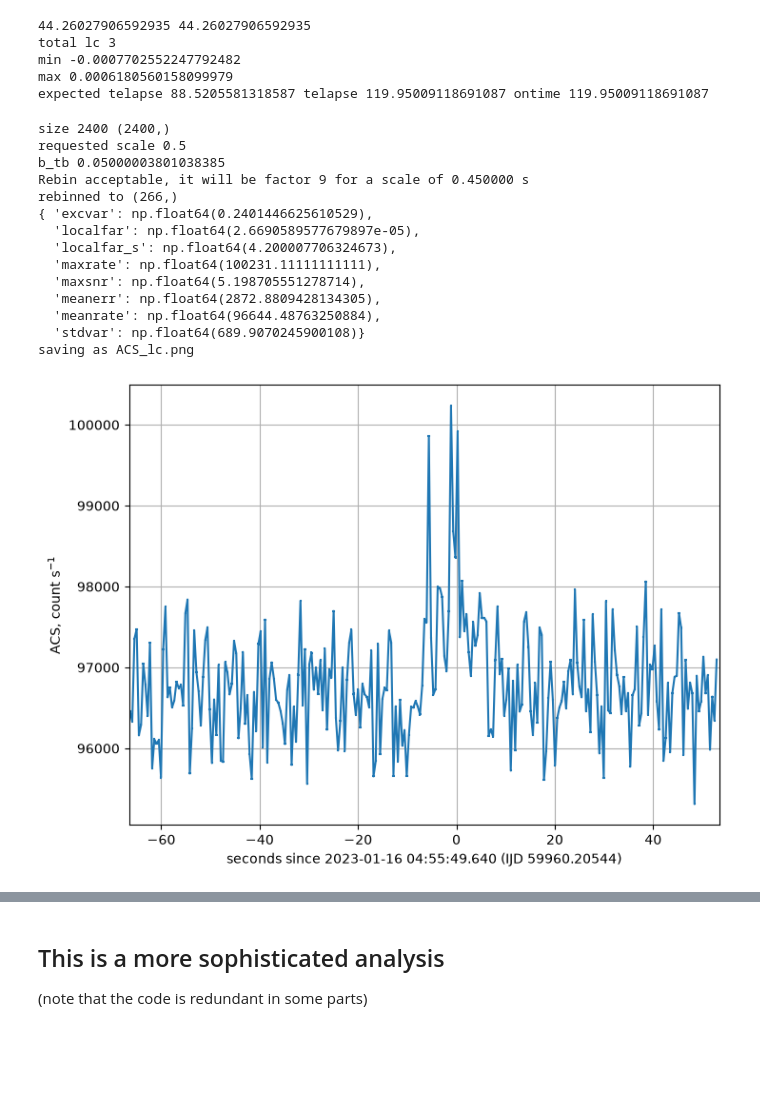
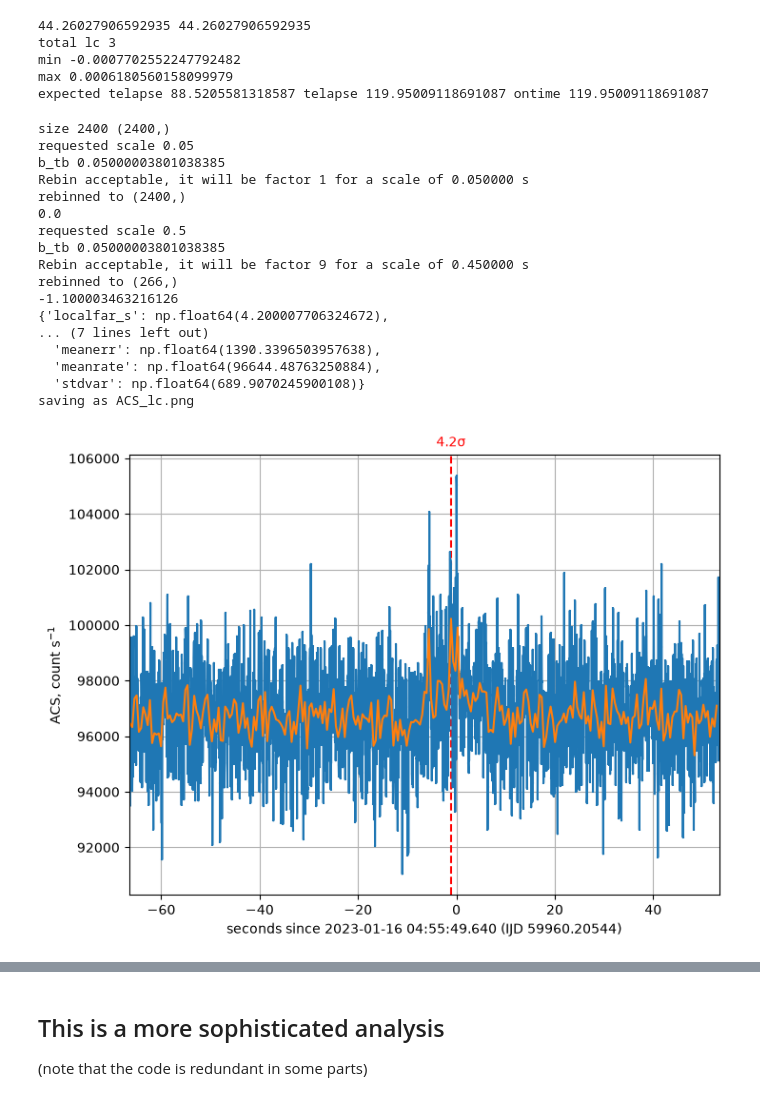
Before and after one commit to ferrigno/Maturita-2026, a Jupyter notebook: grb-detection.ipynb, the cells around one changed output, grey strips where cells are left out. Drawn from its saved outputs; the diff is of its cells as text; code cells hidden in the pictures; blank space fills up the shorter version.

```diff
--- a/grb-detection.ipynb
+++ b/grb-detection.ipynb
@@ -90,6 +90,6 @@ mjd2plot = lambda x:(x - T0_mjd)*24*3600
 m_bkg = mjd2plot(lc['TIME']) < -background_age
 
 bkg = np.mean(lc['RATE'][m_bkg])
-bkg_error = np.mean(lc['RATE'][m_bkg]**2)**0.5/np.sqrt(np.sum(m_bkg))
+bkg_error = np.mean(lc['ERROR'][m_bkg]**2)**0.5
 print('Number of background points: {}, Background rate: {}, Background error: {}'.format(np.sum(m_bkg), bkg,bkg_error))
 # %% [output]
@@ -236,14 +233,14 @@ for ascale in [float(x) for x in detection_time_scales.split(",")]:
     rate = rebin(lc['RATE'],nscale)/nscale
     rate_err = rebin(lc['ERROR'],nscale)**0.5/nscale
 
-    print("rebinned to", rate.shape)
-
     plt.errorbar(
         rebin(rel_s,nscale,True),
         rate,
         rate_err,
         xerr=scale/2.
-    )
+            )
+
+    print("rebinned to", rate.shape)
 
     # print(rebin(rel_s,nscale,True)[0:3], scale/4)
 
@@ -265,40 +262,52 @@ for ascale in [float(x) for x in detection_time_scales.split(",")]:
         lc_summary['best'] = dict(
             localfar_s = summary_scale['localfar_s'],
             scale = ascale,
-        )
+            t_max = rebin(lc["TIME"],nscale,True)[int(np.where(rate == summary_scale["maxrate"])[0][0])]
 
+    )
+        print((lc_summary['best']["t_max"]-T0_mjd)*24*3600)
+
+pprint(lc_summary["best"])
 pprint(lc_summary["s_0_5"], indent=2)
 
 
 #tight_layout()
 plt.grid()
 
 plt.xlim(rel_s.min(), rel_s.max())
 #plt.axhspan(0,10,alpha=0.2,color="red")
 #plt.axhspan(10,15,alpha=0.2,color="green")
 #plt.axhspan(15,20,alpha=0.2,color="blue")
+plt.axvline(x=(lc_summary['best']["t_max"]-T0_mjd)*24*3600, color='red', linestyle='--')
+plt.text((lc_summary['best']["t_max"]-T0_mjd)*24*3600, 1.02, f"{lc_summary['best']['localfar_s']:.1f}"+"σ",
+         transform=plt.gca().get_xaxis_transform(),
+         ha='center',
+         color='red')
 plt.ylabel("ACS, count s$^{-1}$")
 #ylim([0,50])
 plt.xlabel("seconds since %s (IJD %.10lg)"%(T0_utc, T0_mjd))
 
 fn="ACS_lc.png"
 plt.savefig(fn)
 print("saving as",fn)
 # %% [output]
 size 2400 (2400,)
+requested scale 0.05
+b_tb 0.05000003801038385
+Rebin acceptable, it will be factor 1 for a scale of 0.050000 s
+rebinned to (2400,)
+0.0
 requested scale 0.5
 b_tb 0.05000003801038385
 Rebin acceptable, it will be factor 9 for a scale of 0.450000 s
 rebinned to (266,)
-{ 'excvar': np.float64(0.2401446625610529),
-  'localfar': np.float64(2.6690589577679897e-05),
-  'localfar_s': np.float64(4.200007706324673),
-  'maxrate': np.float64(100231.11111111111),
-  'maxsnr': np.float64(5.198705551278714),
-  'meanerr': np.float64(2872.8809428134305),
+-1.100003463216126
+{'localfar_s': np.float64(4.200007706324672),
+... (7 lines left out)
+  'meanerr': np.float64(1390.3396503957638),
   'meanrate': np.float64(96644.48763250884),
   'stdvar': np.float64(689.9070245900108)}
 saving as ACS_lc.png
-[figure, old version]
+[figure, new version]
 # %%
 Significance with mean
```
Also changed, not shown: parts of 5 cells of this notebook.
